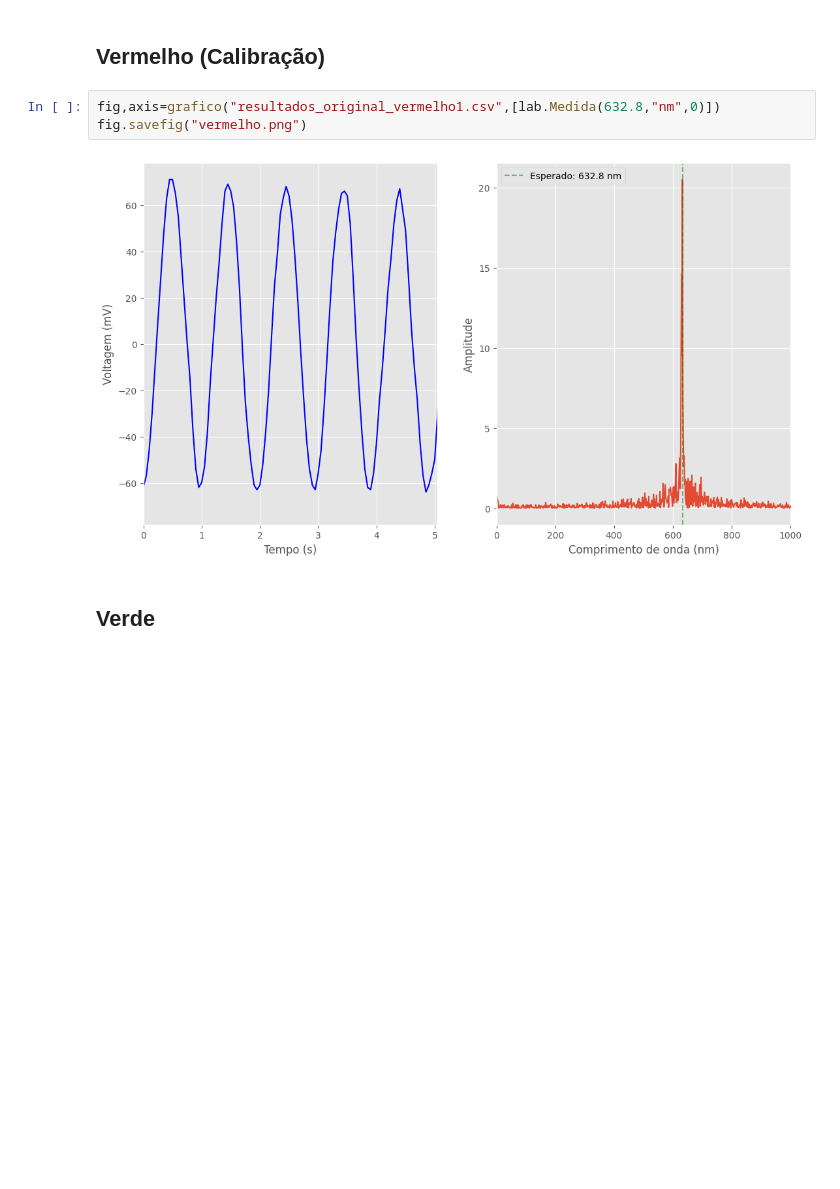
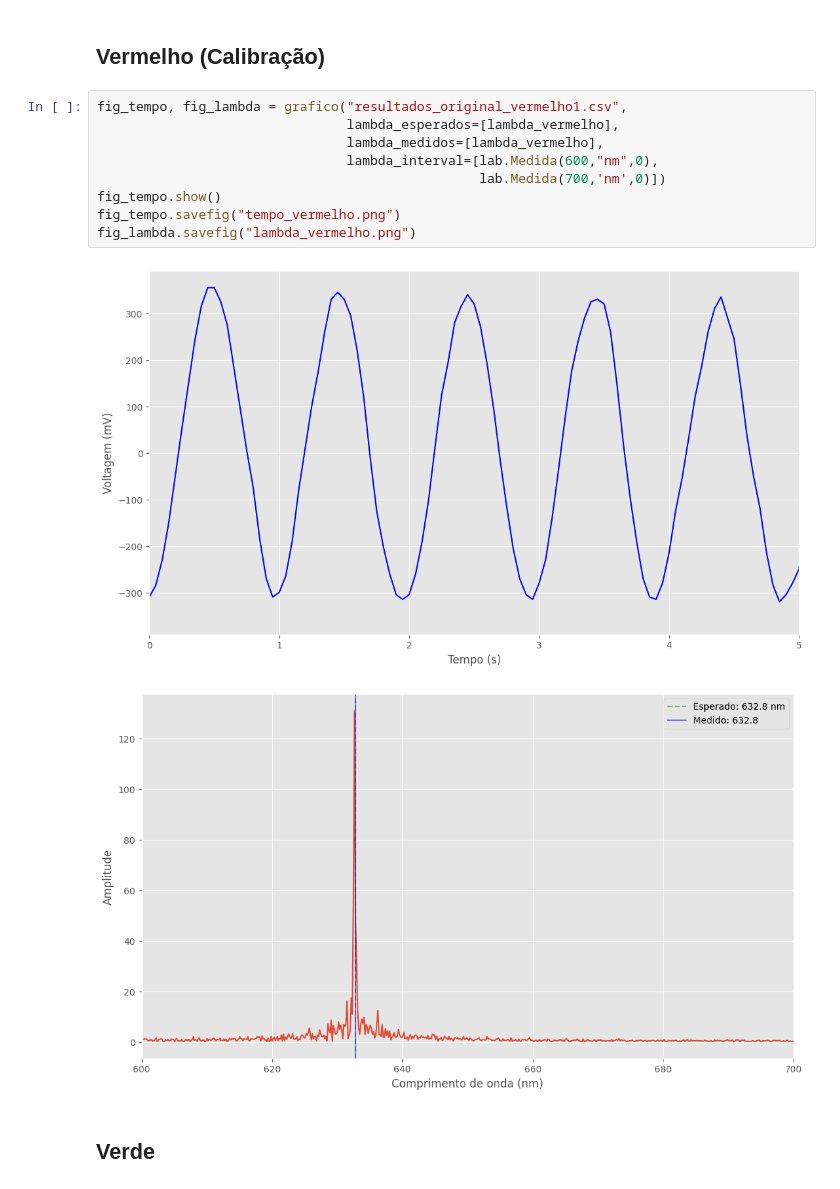
Before and after one commit to brenopelegrin/lab-avancado1, a Jupyter notebook: lab_avançado_interferometro_fft.ipynb, the cells around one changed output. Drawn from its saved outputs; the diff is of its cells as text; blank space fills up the shorter version.

```diff
--- a/lab_avançado_interferometro_fft.ipynb
+++ b/lab_avançado_interferometro_fft.ipynb
@@ -89,10 +143,17 @@ def grafico(nome_arquivo_csv:str,lambda_esperados:list[lab.Medida]=[],
 # %% [markdown]
 ## Vermelho (Calibração)
-# %%
-fig,axis=grafico("resultados_original_vermelho1.csv",[lab.Medida(632.8,"nm",0)])
-fig.savefig("vermelho.png")
-# %% [output]
-[figure, removed]
+# %%
+fig_tempo, fig_lambda = grafico("resultados_original_vermelho1.csv",
+                                lambda_esperados=[lambda_vermelho],
+                                lambda_medidos=[lambda_vermelho],
+                                lambda_interval=[lab.Medida(600,"nm",0),
+                                                 lab.Medida(700,'nm',0)])
+fig_tempo.show()
+fig_tempo.savefig("tempo_vermelho.png")
+fig_lambda.savefig("lambda_vermelho.png")
+# %% [output]
+[figure, added]
+[figure, added]
 # %% [markdown]
 ## Verde
 # %%
```
Also changed, not shown: parts of 16 cells of this notebook.
